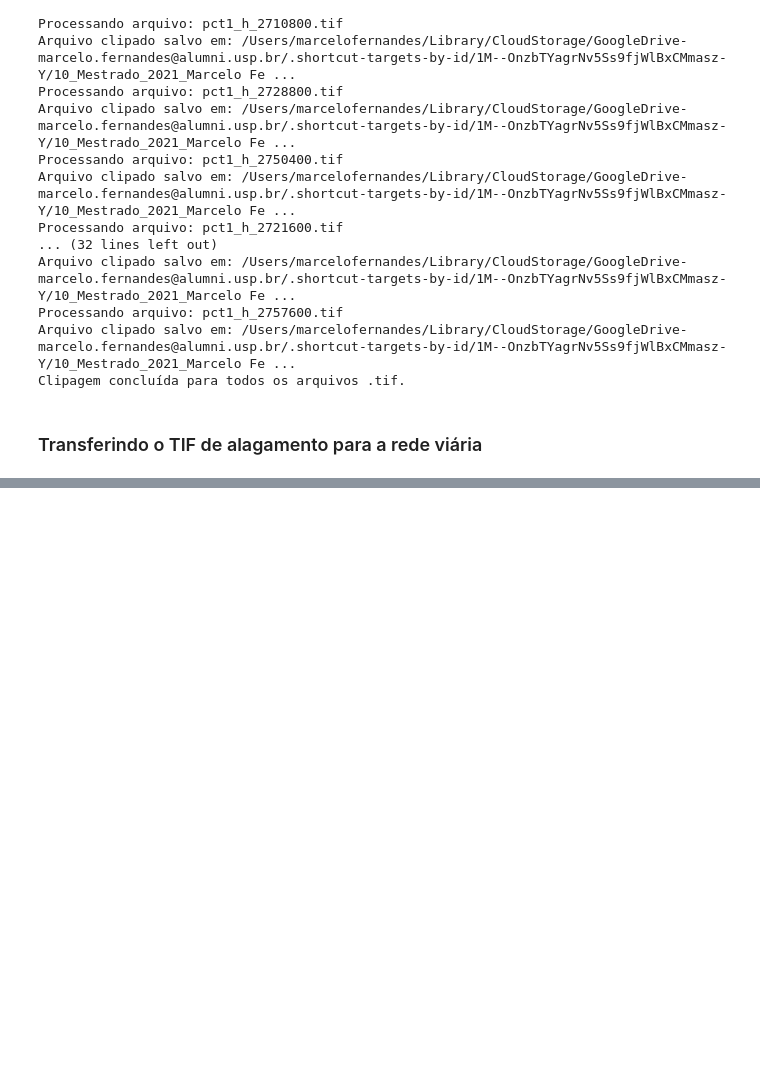
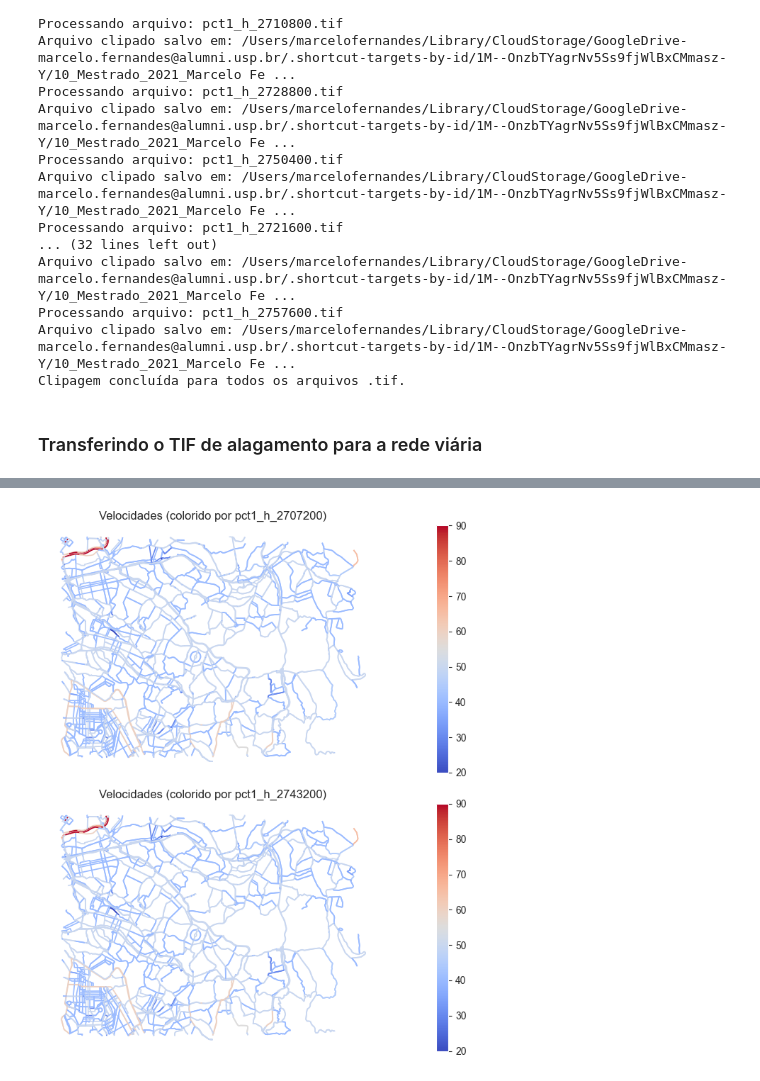
Before and after one commit to marcelof314/SP_urban_flooding, a Jupyter notebook: 09 File post-processing.ipynb, the cells around one changed output, grey strips where cells are left out. Drawn from its saved outputs; the diff is of its cells as text; code cells hidden in the pictures; blank space fills up the shorter version.

Commit message:
Preparando instruções para processamento.
Signed-off-by: Marcelo Fernandes <41390930+marcelof314@users.noreply.github.com>

```diff
--- a/09 File post-processing.ipynb
+++ b/09 File post-processing.ipynb
@@ -361,0 +379,4 @@ Clipagem concluída para todos os arquivos .tif.
+# %%
+node_baseline, edges_baseline = ox.graph_to_gdfs(G_baseline)
+
+#TODO Atualizar as velocidades para incluir o MapaRadar
@@ -361,0 +403,4 @@ Clipagem concluída para todos os arquivos .tif.
+# %%
+# Determinar os pixels acima do threshold
+threshold = 70  # Valor informado em milímetros, mas convertido para metros, em função do raster. Valor obtido a partir da IC do Rodrigo.
+threshold_max = 300 # Valor obtido a partir do paper da Pregnolato. Novamente, valor informado em milímetros, mas convertido para metros.
@@ -361,0 +509,37 @@ Clipagem concluída para todos os arquivos .tif.
+# %%
+import matplotlib.pyplot as plt
+
+# Configurar as colunas que você quer comparar
+coluna1 = 'pct1_h_2707200'
+coluna2 = 'pct1_h_2743200'
+
+# Configurar o layout para dois mapas lado a lado
+fig, axes = plt.subplots(2, 1, figsize=(16, 8))
+
+# Plotar o mapa da primeira coluna (com coloração pelos valores de velocidade)
+edges_baseline.plot(
+    column=coluna1,
+    ax=axes[0],
+    legend=True,
+    cmap='coolwarm',  # Mapa de cores ajustado
+    linewidth=1.2,    # Largura das linhas dos segmentos
+)
+axes[0].set_title(f'Velocidades (colorido por {coluna1})')
+axes[0].set_axis_off()
+
+# Plotar o mapa da segunda coluna (com coloração pelos valores de velocidade)
+edges_baseline.plot(
+    column=coluna2,
+    ax=axes[1],
+    legend=True,
+    cmap='coolwarm',
+    linewidth=1.2
+)
+axes[1].set_title(f'Velocidades (colorido por {coluna2})')
+axes[1].set_axis_off()
+
+# Ajustar layout e mostrar o mapa
+plt.tight_layout()
+plt.show()
+# %% [output]
+[figure, added]
```
Also changed, not shown: parts of 5 cells of this notebook.
